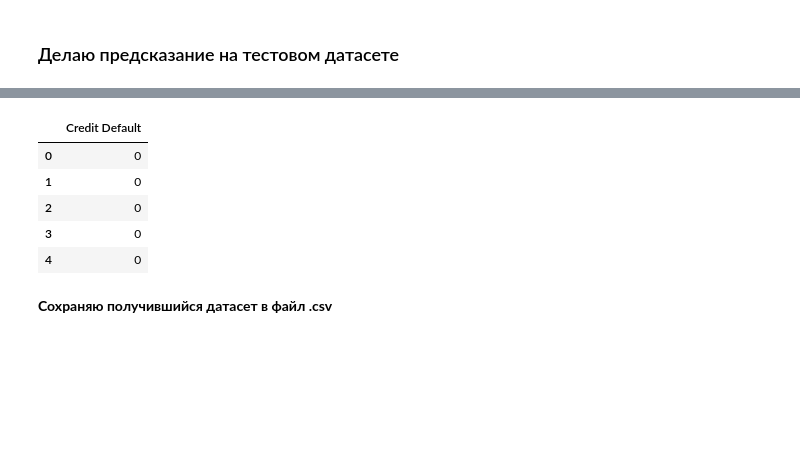
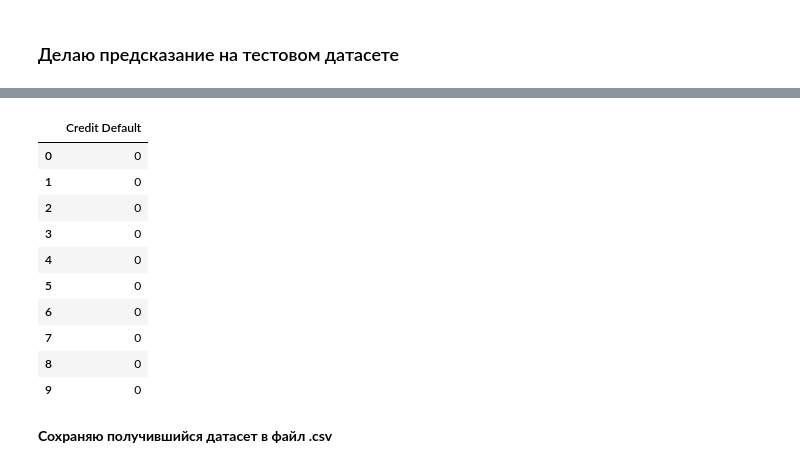
Before and after one commit to AntonyVasilev/Libs_for_DS_additional, a Jupyter notebook: my_solution/AVasilev_solution.ipynb, the cells around one changed output, grey strips where cells are left out. Drawn from its saved outputs; the diff is of its cells as text; code cells hidden in the pictures; blank space fills up the shorter version.

```diff
--- a/my_solution/AVasilev_solution.ipynb
+++ b/my_solution/AVasilev_solution.ipynb
@@ -921,2 +648,0 @@ Wall time: 10.8 s
-# %%
-show_learning_curve_plot(final_model, X, y)
@@ -947,2 +648,0 @@ array([5.75997529e+00, 3.65037944e-01, 3.52703898e+00, 4.10857447e+00,
-# %%
-important_features_top = show_feature_importances(X_train.columns, final_model.feature_importances_, get_top=15)
@@ -969,13 +648,0 @@ important_features_top
-# %%
-%%time
-
-final_model = catb.CatBoostClassifier(n_estimators=1200, max_depth=5, learning_rate=0.01,
-                                      l2_leaf_reg=10, class_weights=[1, 1.5],
-                                      silent=True, random_state=27)
-final_model.fit(X_train[important_features_top], y_train)
-
-y_train_pred = final_model.predict(X_train[important_features_top])
-y_valid_pred = final_model.predict(X_valid[important_features_top])
-y_valid_pred_probs = final_model.predict_proba(X_valid[important_features_top])
-
-get_classification_report(y_train, y_train_pred, y_valid, y_valid_pred)
@@ -1245,3 +874,8 @@ df_test.head()
+# %%
+df_norm_test = df_train.copy()
+df_norm_test[NUM_FEATURE_NAMES] = scaler.transform(df_norm_test[NUM_FEATURE_NAMES])
+
+df_test = df_norm_test.copy()
 # %% [markdown]
 ### Делаю предсказание на тестовом датасете
 # %%
@@ -1258,12 +888,17 @@ df_test_preds.shape
 # %%
-df_test_preds.head()
+df_test_preds.head(10)
 # %% [output]
 |  | Credit Default |
 | 0 | 0 |
 | 1 | 0 |
 | 2 | 0 |
 | 3 | 0 |
 | 4 | 0 |
+| 5 | 0 |
+| 6 | 0 |
+| 7 | 0 |
+| 8 | 0 |
+| 9 | 0 |
 # %% [markdown]
 **Сохраняю получившийся датасет в файл .csv**
 # %%
```
Also changed, not shown: parts of 101 cells of this notebook, 15 other files.
